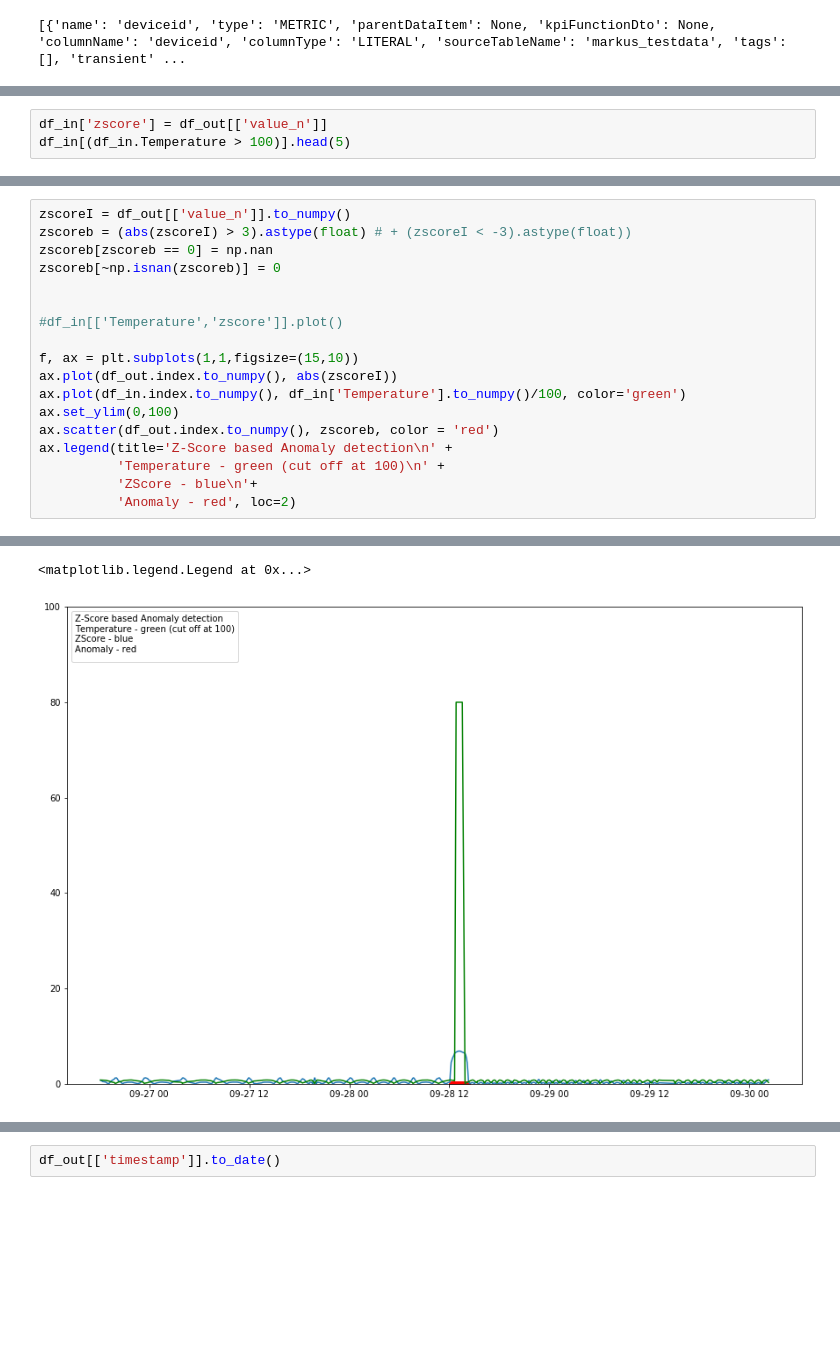
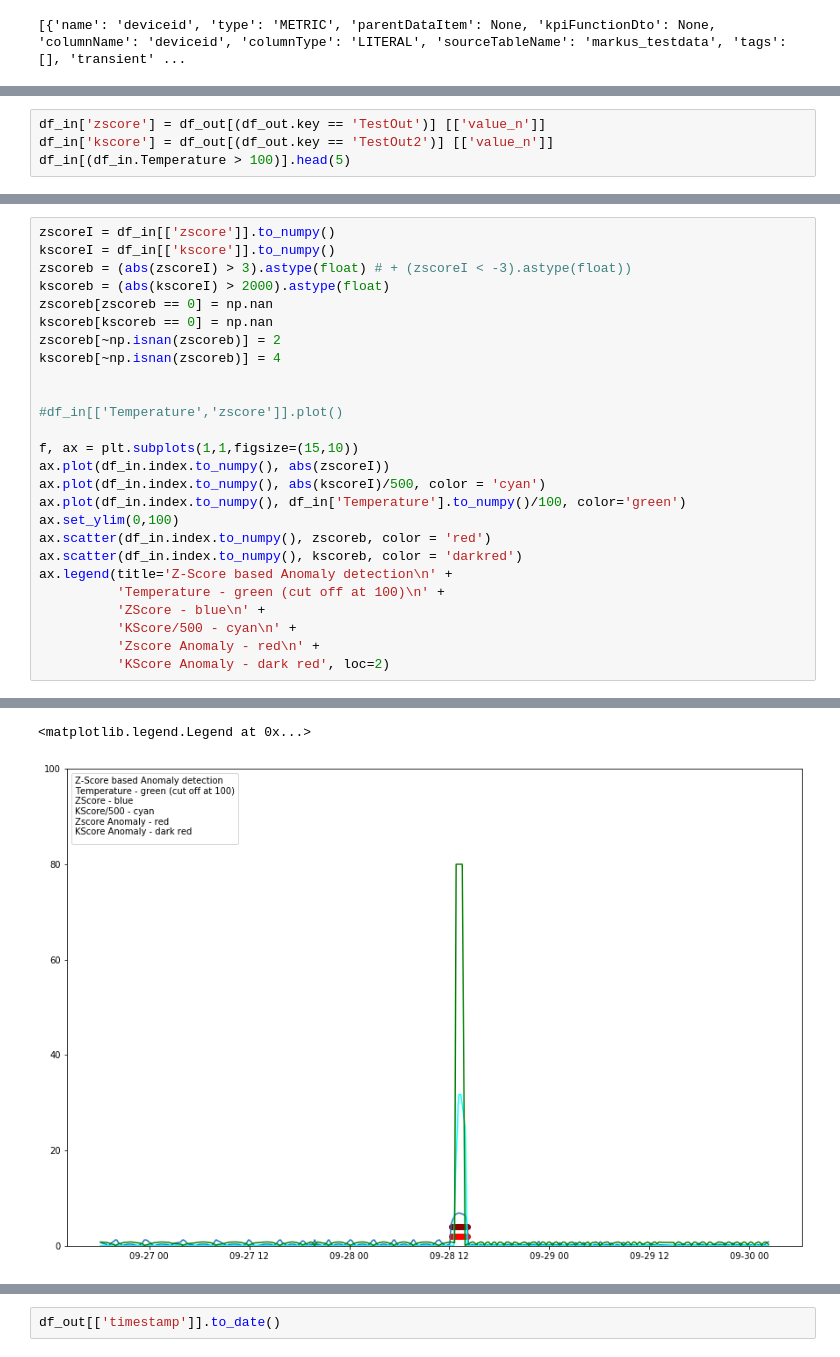
Before and after one commit to sedgewickmm18/mmfunctions, a Jupyter notebook: Test_Postgres.ipynb, the cells around one changed output, grey strips where cells are left out. Saved outputs shown, nothing was run; the diff lists cells and outputs as text; blank space fills up the shorter version.

```diff
--- a/Test_Postgres.ipynb
+++ b/Test_Postgres.ipynb
@@ -346,5 +366,6 @@ dm_markus_testdata
 # %%
-df_in['zscore'] = df_out[['value_n']]
+df_in['zscore'] = df_out[(df_out.key == 'TestOut')] [['value_n']]
+df_in['kscore'] = df_out[(df_out.key == 'TestOut2')] [['value_n']]
 df_in[(df_in.Temperature > 100)].head(5)
 # %% [output]
 |  | deviceid | evt_timestamp | devicetype | logicalinterface_id | eventtype | format | updated_utc | Pressure | ... |
@@ -365,21 +386,29 @@ df_in[(df_in.zscore > 3)].head(5)
 | 2019-09-28 12:38:02.064424 | 73000 | 2019-09-28 12:38:02.064424 | markus_testdata |  | ee |  | None | 74.570521 | ... |
 | 2019-09-28 12:48:49.992147 | 73000 | 2019-09-28 12:48:49.992147 | markus_testdata |  | et |  | None | 29.800400 | ... |
 # %%
-zscoreI = df_out[['value_n']].to_numpy()
+zscoreI = df_in[['zscore']].to_numpy()
+kscoreI = df_in[['kscore']].to_numpy()
 zscoreb = (abs(zscoreI) > 3).astype(float) # + (zscoreI < -3).astype(float))
+kscoreb = (abs(kscoreI) > 2000).astype(float)
 zscoreb[zscoreb == 0] = np.nan
-zscoreb[~np.isnan(zscoreb)] = 0
+kscoreb[kscoreb == 0] = np.nan
+zscoreb[~np.isnan(zscoreb)] = 2
+kscoreb[~np.isnan(zscoreb)] = 4
 
 
 #df_in[['Temperature','zscore']].plot()
 
 f, ax = plt.subplots(1,1,figsize=(15,10))
-ax.plot(df_out.index.to_numpy(), abs(zscoreI))
+ax.plot(df_in.index.to_numpy(), abs(zscoreI))
+ax.plot(df_in.index.to_numpy(), abs(kscoreI)/500, color = 'cyan')
 ax.plot(df_in.index.to_numpy(), df_in['Temperature'].to_numpy()/100, color='green')
 ax.set_ylim(0,100)
-ax.scatter(df_out.index.to_numpy(), zscoreb, color = 'red')
+ax.scatter(df_in.index.to_numpy(), zscoreb, color = 'red')
+ax.scatter(df_in.index.to_numpy(), kscoreb, color = 'darkred')
 ax.legend(title='Z-Score based Anomaly detection\n' +
           'Temperature - green (cut off at 100)\n' +
-          'ZScore - blue\n'+
-          'Anomaly - red', loc=2)
+          'ZScore - blue\n' +
+          'KScore/500 - cyan\n' +
+          'Zscore Anomaly - red\n' +
+          'KScore Anomaly - dark red', loc=2)
 # %% [output]
@@ -387,5 +416,5 @@ ax.legend(title='Z-Score based Anomaly detection\n' +
 <matplotlib.legend.Legend at 0x...>
-[figure, old version]
+[figure, new version]
 # %%
 # dm_markus_testdate MUST exist, so run the following sql statment in DBeaver
 
```
Also changed, not shown: parts of 12 cells of this notebook, 1 other file.
